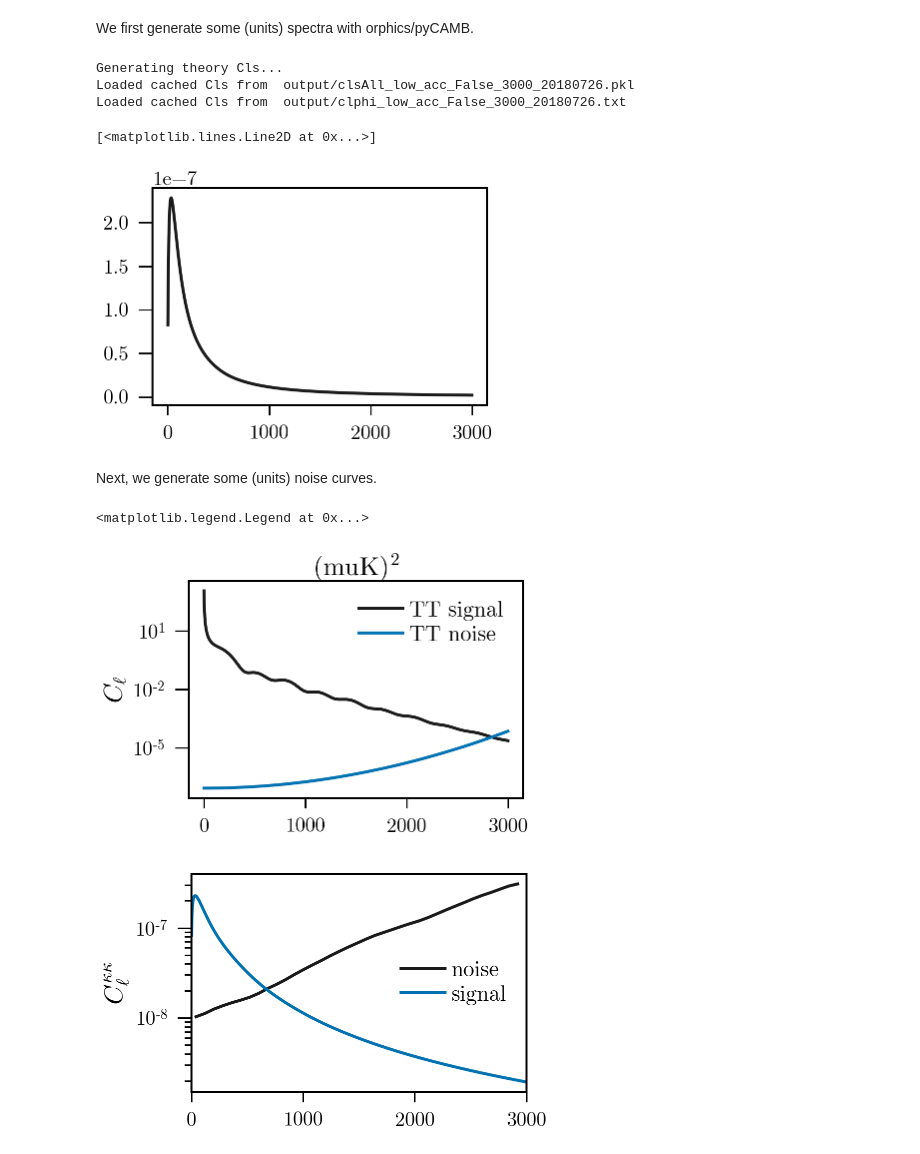
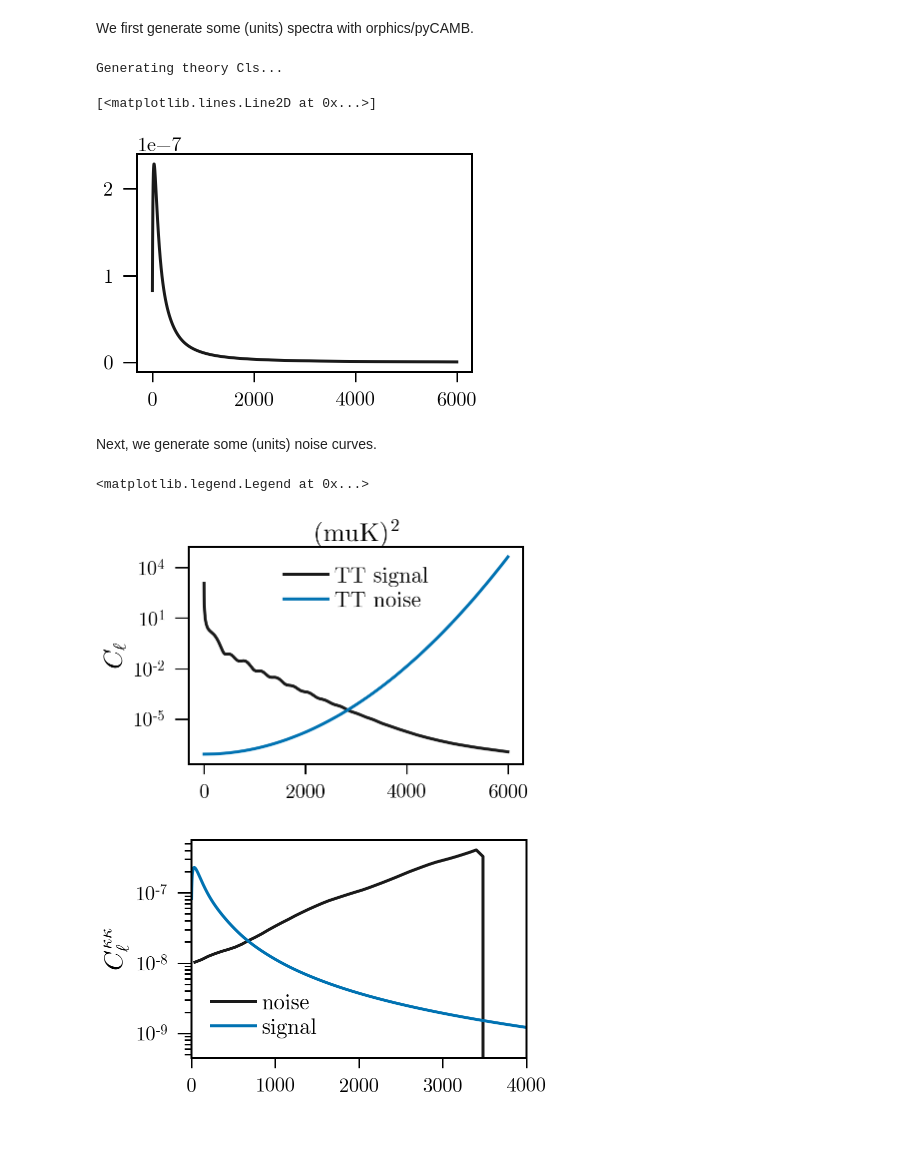
Before and after one commit to xzackli/fishchips-public, a Jupyter notebook: notebooks/Orphics Lensing.ipynb, the cells around one changed output. Saved outputs shown, nothing was run; the diff lists cells and outputs as text; code cells hidden in the pictures.

```diff
--- a/notebooks/Orphics Lensing.ipynb
+++ b/notebooks/Orphics Lensing.ipynb
@@ -16,7 +12,7 @@ import matplotlib.pyplot as plt
 We first generate some (units) spectra with orphics/pyCAMB.
 # %%
 # Initialize cosmology and Clkk. Later parts need dimensionless spectra.# Initia
-lmax = 3000
+lmax = 6000
 cc = cosmology.Cosmology(lmax=lmax,pickling=True,dimensionless=False)
 theory = cc.theory
 ells = np.arange(2,lmax,1)
@@ -25,10 +21,8 @@ clkk = theory.gCl('kk',ells)
 plt.plot(ells, clkk)
 # %% [output]
 Generating theory Cls...
-Loaded cached Cls from  output/clsAll_low_acc_False_3000_20180726.pkl
-Loaded cached Cls from  output/clphi_low_acc_False_3000_20180726.txt
 [<matplotlib.lines.Line2D at 0x...>]
-[figure, old version]
+[figure, new version]
 # %% [markdown]
 Next, we generate some (units) noise curves.
 # %%
@@ -53,7 +47,7 @@ plt.title('(muK)$^2$')
 plt.legend()
 # %% [output]
 <matplotlib.legend.Legend at 0x...>
-[figure, old version]
+[figure, new version]
 # %%
 # Define bin edges for noise curve
 bin_edges = np.arange(2,lmax,80)
@@ -67,24 +61,24 @@ ls,nlkks,theory_,qest = lensing.lensing_noise(
     nee=NlEE,
     nbb=NlBB,
     ellmin_t=2,ellmin_e=2,ellmin_b=2,
-    ellmax_t=3000,ellmax_e=3000,ellmax_b=3000,
+    ellmax_t=4000,ellmax_e=3000,ellmax_b=3000,
     bin_edges=bin_edges,
     estimators = ['TT','TE','EE','EB','TB'],
     ellmin_k = kmin,
-    ellmax_k = kmax,
+    ellmax_k = kmax+500,
     theory=theory,
     dimensionless=False)
 # %%
 import matplotlib.pyplot as plt
 plt.plot(ls, nlkks['mv'], label='noise')
 plt.plot(ells, clkk, label='signal')
 plt.yscale('log')
 # plt.xscale('log')
 plt.legend()
 # plt.ylim(5e-9,5e-4)
-plt.xlim(2,3000)
+plt.xlim(2,4000)
 plt.ylabel('$C_{\ell}^{\kappa\kappa}$');
 plt.savefig('out.png', dpi=100)
 # %% [output]
-[figure, old version]
+[figure, new version]
 # %%
```
Also changed, not shown: parts of 3 cells of this notebook, 18 other files.
